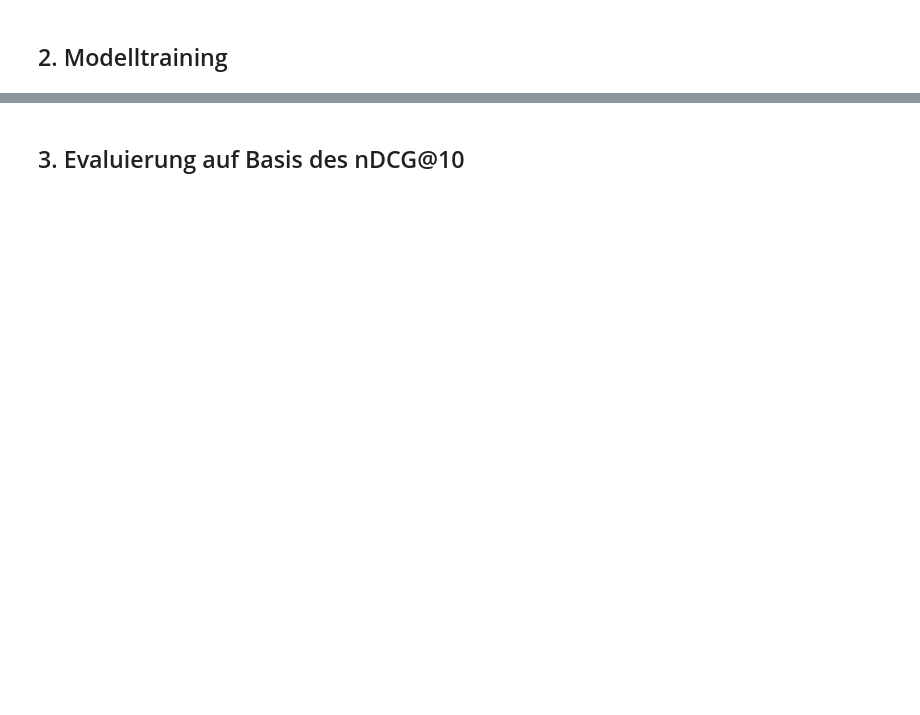
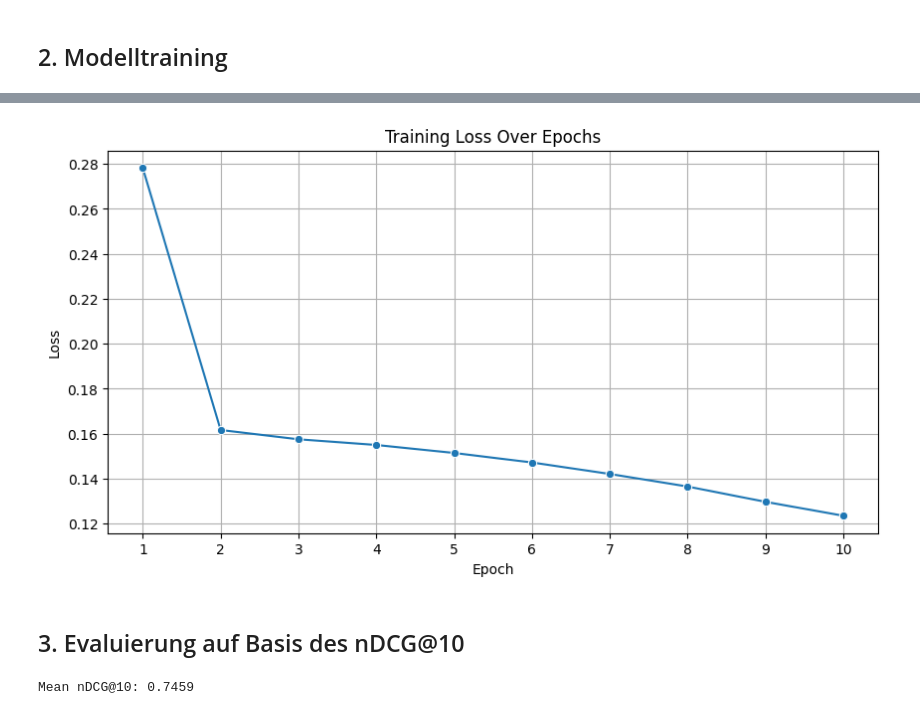
Before and after one commit to F1nnSBK/NCF, a Jupyter notebook: ncf.ipynb, the cells around one changed output, grey strips where cells are left out. Cells and saved outputs as stored; diff of their text form; code cells hidden in the pictures; blank space fills up the shorter version.

Commit message:
experimental training

```diff
--- a/ncf.ipynb
+++ b/ncf.ipynb
@@ -18,6 +20,7 @@ from utils.interactions_dataset import InteractionsDataset
 
 data = pl.read_csv("data/ncf_data_v1.csv")
 data = data.drop_nulls()
+data = data.sample(n=1_000_000, seed=42)
 print(data["user_pseudo_id"].n_unique(), "unique users")
 print(data["article_id"].n_unique(), "unique items")
 print(data.shape, "rows in the dataset")
@@ -55,6 +71,7 @@ optimizer = torch.optim.Adam(model.parameters(), lr=0.001)
 criterion = nn.BCELoss()
 
 num_epochs = 10
+epoch_data = []
 for epoch in range(num_epochs):
     model.train()
     total_loss = 0
@@ -78,5 +95,6 @@ for epoch in range(num_epochs):
         optimizer.step()
 
         total_loss += loss.item()
+    epoch_data.append(total_loss / len(train_loader))
 
     print(f"Epoch [{epoch+1}/{num_epochs}], Loss: {total_loss/len(train_loader):.4f}")
@@ -83,3 +112,14 @@ for epoch in range(num_epochs):
+# %%
+plt.figure(figsize=(10, 5))
+sns.lineplot(x=range(1, num_epochs + 1), y=epoch_data, marker='o')
+plt.title('Training Loss Over Epochs')
+plt.xlabel('Epoch')
+plt.ylabel('Loss')
+plt.xticks(range(1, num_epochs + 1))
+plt.grid()
+plt.show()
+# %% [output]
+[figure, added]
 # %% [markdown]
 ## 3. Evaluierung auf Basis des nDCG@10
 # %%
@@ -87,7 +127,7 @@ def dcg_at_k(scores, k=10):
     """Calculate Discounted Cumulative Gain (DCG) at k."""
     if len(scores) == 0:
         return 0.0
-    scores = scores[:k]
+    scores = np.array(scores[:k])  # Ensure scores is a numpy array
     return np.sum((2**scores - 1) / np.log2(np.arange(2, scores.size + 2)))
 
 def ndcg_at_k(truth, scores, k=10):
@@ -96,17 +136,58 @@ def ndcg_at_k(truth, scores, k=10):
     actual_dcg = dcg_at_k([truth[i] for i in np.argsort(scores)[::-1]], k)
     return actual_dcg / best_dcg if best_dcg > 0 else 0
 
+user_id_map = train_dataset.user_id_map
+item_id_map = train_dataset.item_id_map
+
+train_df = train_df.with_columns(
+    pl.col("user_pseudo_id").map_elements(lambda x: user_id_map.get(x), return_dtype=pl.Int64).alias("user_id_map"),
+    pl.col("article_id").map_elements(lambda x: item_id_map.get(x), return_dtype=pl.Int64).alias("item_id_map")
+)
+
+test_df = test_df.with_columns(
+    pl.col("user_pseudo_id").map_elements(lambda x: user_id_map.get(x), return_dtype=pl.Int64).alias("user_id_map"),
+    pl.col("article_id").map_elements(lambda x: item_id_map.get(x), return_dtype=pl.Int64).alias("item_id_map")
+)
+
+test_users = test_df["user_id_map"].unique()
+user_history_df = train_df.group_by("user_id_map").agg(
+    pl.col("item_id_map").alias("item_id_map_list")
+)
+user_history = dict(zip(user_history_df["user_id_map"], user_history_df["item_id_map_list"]))
+
 model.eval()
 ndcg_scores = []
 with torch.no_grad():
-    for user_idxs, item_idxs in test_loader:
-        user_idxs, item_idxs = user_idxs.to(device), item_idxs.to(device)
-        scores = model(user_idxs, item_idxs)
+    for user_id in test_users:
+        if user_id is None:
+            continue
+        pos_items = test_df.filter(pl.col("user_id_map") == user_id)["item_id_map"].to_list()
+        pos_items = [item for item in pos_items if item is not None]
 
-        true_scores = np.ones(len(scores))  # Assuming all interactions in test are positive
-        scores = scores.cpu().numpy()
-        ndcg = ndcg_at_k(true_scores, scores)
-        ndcg_scores.append(ndcg)
+        if not pos_items:
+            continue
+
+        user_interacted_items = set(user_history.get(user_id, []))
+
+        neg_items = []
+        while len(neg_items) < 99:
+            neg_item = np.random.randint(0, num_items -1)
+            if neg_item not in user_interacted_items and neg_item not in pos_items and neg_item not in neg_items:
+                neg_items.append(neg_item)
+
+        all_items = pos_items + neg_items
+
+        true_scores = np.zeros(len(all_items))
+        true_scores[:len(pos_items)] = 1
+
+        user_tensor = torch.LongTensor([user_id] * len(all_items)).to(device)
+        item_tensor = torch.LongTensor(all_items).to(device)
+
+        scores = model(user_tensor, item_tensor).cpu().numpy().flatten()
+
+        ndcg_scores.append(ndcg_at_k(true_scores, scores, k=10))
 
 average_ndcg = np.mean(ndcg_scores)
 print(f"Mean nDCG@10: {average_ndcg:.4f}")
+# %% [output]
+Mean nDCG@10: 0.7459
```
Also changed, not shown: parts of 5 cells of this notebook.
